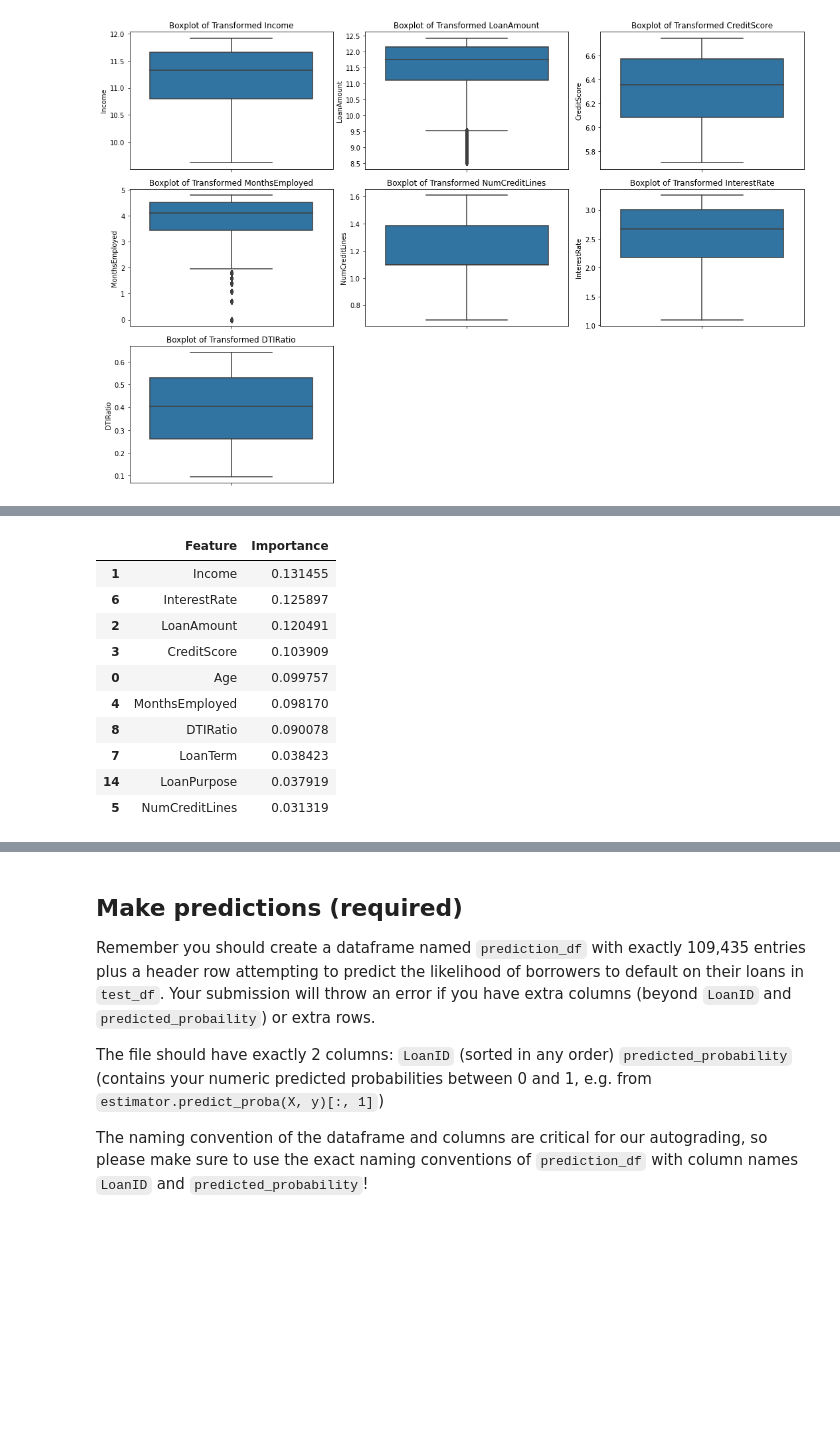
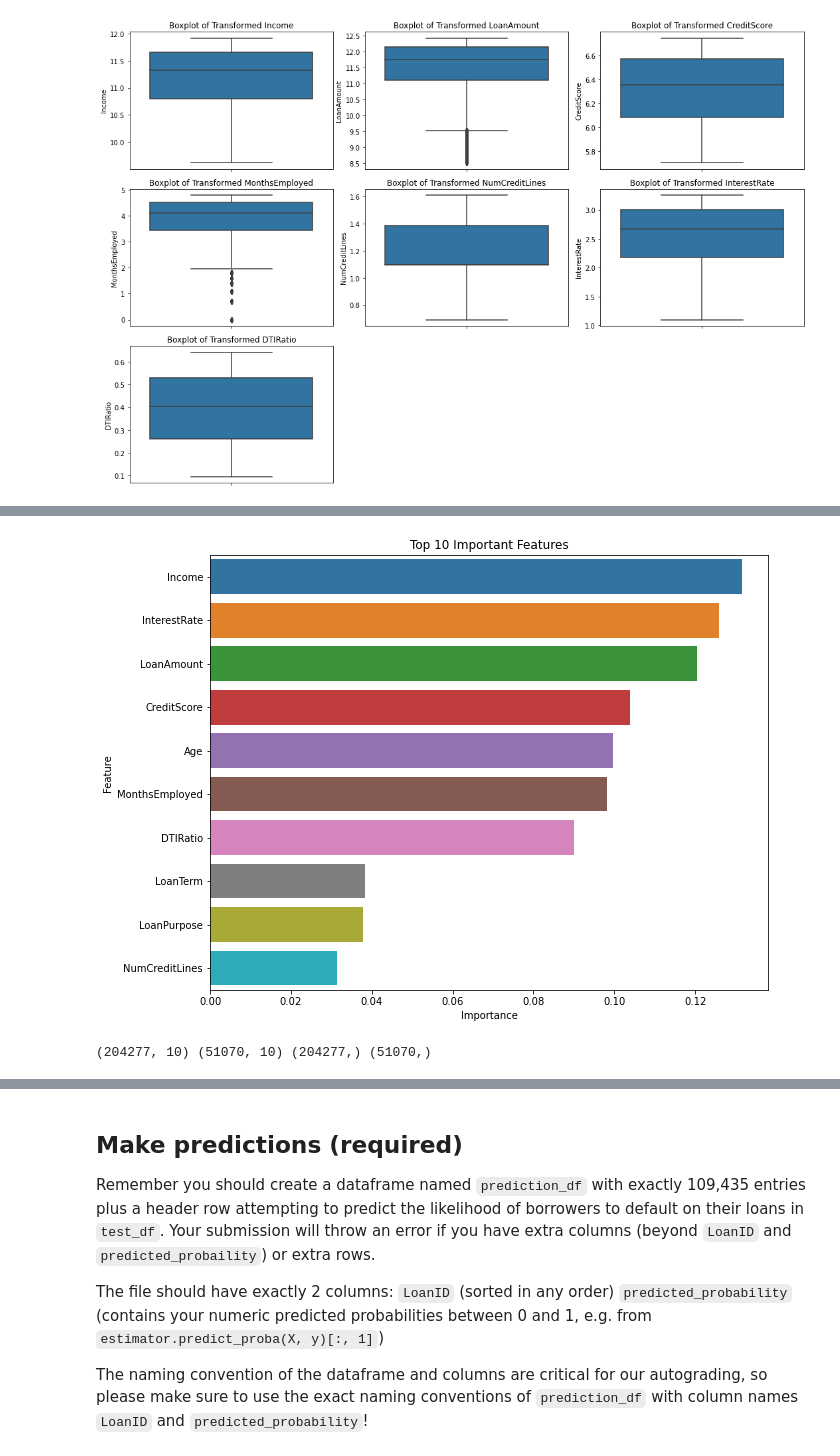
Before and after one commit to hussainalmahmud/Loan-Prediction-Challenge, a Jupyter notebook: submission.ipynb, the cells around one changed output, grey strips where cells are left out. Cells and saved outputs as stored; diff of their text form; code cells hidden in the pictures; blank space fills up the shorter version.

Commit message:
Test and format submission

```diff
--- a/submission.ipynb
+++ b/submission.ipynb
@@ -102,7 +102,7 @@ import seaborn as sns
 
 Let's start by loading the dataset `train.csv` into a dataframe `train_df`, and `test.csv` into a dataframe `test_df` and display the shape of the dataframes.
 # %%
-train_df = pd.read_csv("train.csv")
+train_df = pd.read_csv("data/train.csv")
 print('train_df Shape:', train_df.shape)
 train_df.head()
 # %% [output]
@@ -232,0 +298,12 @@ train_df_scaled.head()
+# %%
+# Select only the top 10 important features based on feature importance
+selected_features = important_features['Feature'].tolist()
+X_selected = X[selected_features]
+
+# visualize the selected features
+plt.figure(figsize=(10, 8))
+sns.barplot(x='Importance', y='Feature', data=important_features)
+plt.title('Top 10 Important Features')
+plt.show()
+# %% [output]
+[figure, added]
@@ -233,53 +312,8 @@ train_df_scaled.head()
 # %%
-# from sklearn.model_selection import train_test_split
-
-# # Features and Target variable
-# X = train_df_scaled.drop(['LoanID', 'Default'], axis=1)
-# y = train_df_scaled['Default']
-
 # Split the data into training and validation sets (80% training, 20% validation)
-# X_train, X_val, y_train, y_val = train_test_split(X, y, test_size=0.2, random_state=42, stratify=y)
+X_train, X_val, y_train, y_val = train_test_split(X_selected, y, test_size=0.2, random_state=42, stratify=y)
 
 # Show the shape of the resulting sets
-# X_train.shape, X_val.shape, y_train.shape, y_val.shape
+print(X_train.shape, X_val.shape, y_train.shape, y_val.shape)
+# %% [output]
+(204277, 10) (51070, 10) (204277,) (51070,)
-# %%
-from sklearn.ensemble import RandomForestClassifier
-from sklearn.feature_selection import SelectFromModel
-
-# Features and Target variable
-X = train_df_scaled.drop(['LoanID', 'Default'], axis=1)
-y = train_df_scaled['Default']
-
-# Initialize the Random Forest Classifier
-rf_selector = RandomForestClassifier(n_estimators=100, random_state=42, n_jobs=-1)
-
-# Fit the model to the whole dataset for feature importance
-rf_selector.fit(X, y)
-
-# Get feature importances
-feature_importances = rf_selector.feature_importances_
-
-# Create a DataFrame for feature importances
-features_df = pd.DataFrame({
-    'Feature': X.columns,
-    'Importance': feature_importances
-})
-
-# Sort features based on importance
-features_df = features_df.sort_values(by='Importance', ascending=False)
-
-# Display top 10 important features
-important_features = features_df.head(10)
-important_features
-# %% [output]
-|  | Feature | Importance |
-| 1 | Income | 0.131455 |
-| 6 | InterestRate | 0.125897 |
-| 2 | LoanAmount | 0.120491 |
-| 3 | CreditScore | 0.103909 |
-| 0 | Age | 0.099757 |
-| 4 | MonthsEmployed | 0.098170 |
-| 8 | DTIRatio | 0.090078 |
-| 7 | LoanTerm | 0.038423 |
-| 14 | LoanPurpose | 0.037919 |
-| 5 | NumCreditLines | 0.031319 |
```
Also changed, not shown: parts of 18 cells of this notebook, 1 other file.
